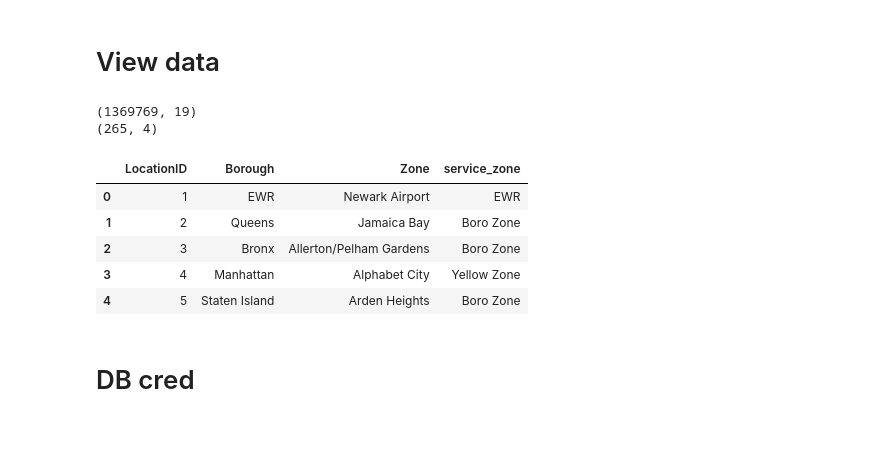
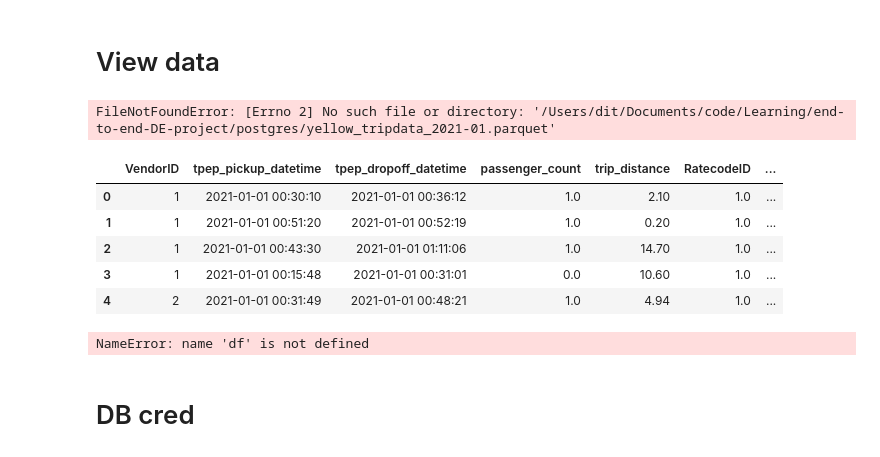
Before and after one commit to Timo-ffex/project_dev, a Jupyter notebook: postgres/load_data.ipynb, the cells around one changed output. Saved outputs shown, nothing was run; the diff lists cells and outputs as text; code cells hidden in the pictures.

```diff
--- a/postgres/load_data.ipynb
+++ b/postgres/load_data.ipynb
@@ -2,8 +2,8 @@
 import pandas as pd
 from sqlalchemy import create_engine
 import sqlalchemy
-path = '/Users/dit/Documents/Learning/postgres/yellow_tripdata_2021-01.parquet'
-lu_path = '/Users/dit/Documents/Learning/postgres/taxi+_zone_lookup.csv'
+path = '/Users/dit/Documents/code/Learning/end-to-end-DE-project/postgres/yellow_tripdata_2021-01.parquet'
+lu_path = '/Users/dit/Documents/code/Learning/end-to-end-DE-project/postgres/taxi+_zone_lookup.csv'
 # %% [markdown]
 # View data
 # %%
@@ -14,14 +14,20 @@ print(lu_df.shape)
 df.head()
 lu_df.head()
 # %% [output]
-(1369769, 19)
-(265, 4)
+FileNotFoundError: [Errno 2] No such file or directory: '/Users/dit/Documents/code/Learning/end-to-end-DE-project/postgres/yellow_tripdata_2021-01.parquet'
-|  | LocationID | Borough | Zone | service_zone |
-| 0 | 1 | EWR | Newark Airport | EWR |
-| 1 | 2 | Queens | Jamaica Bay | Boro Zone |
-| 2 | 3 | Bronx | Allerton/Pelham Gardens | Boro Zone |
-| 3 | 4 | Manhattan | Alphabet City | Yellow Zone |
-| 4 | 5 | Staten Island | Arden Heights | Boro Zone |
+# %%
+df.head()
+# %% [output]
+|  | VendorID | tpep_pickup_datetime | tpep_dropoff_datetime | passenger_count | trip_distance | RatecodeID | ... |
+| 0 | 1 | 2021-01-01 00:30:10 | 2021-01-01 00:36:12 | 1.0 | 2.10 | 1.0 | ... |
+| 1 | 1 | 2021-01-01 00:51:20 | 2021-01-01 00:52:19 | 1.0 | 0.20 | 1.0 | ... |
+| 2 | 1 | 2021-01-01 00:43:30 | 2021-01-01 01:11:06 | 1.0 | 14.70 | 1.0 | ... |
+| 3 | 1 | 2021-01-01 00:15:48 | 2021-01-01 00:31:01 | 0.0 | 10.60 | 1.0 | ... |
+| 4 | 2 | 2021-01-01 00:31:49 | 2021-01-01 00:48:21 | 1.0 | 4.94 | 1.0 | ... |
+# %%
+df.info()
+# %% [output]
+NameError: name 'df' is not defined
 # %% [markdown]
 # DB cred
 # %%
```
Also changed, not shown: 2 other files.
